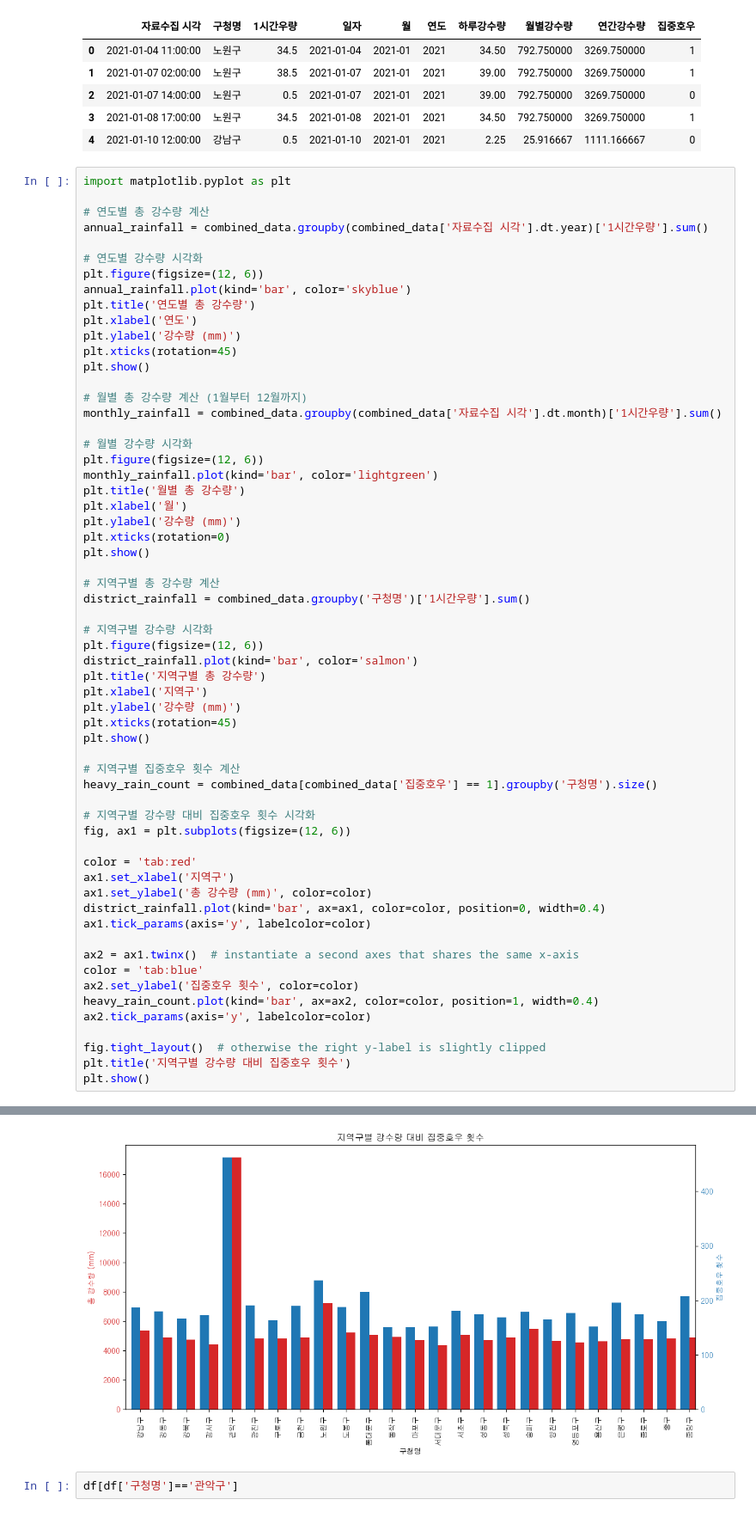
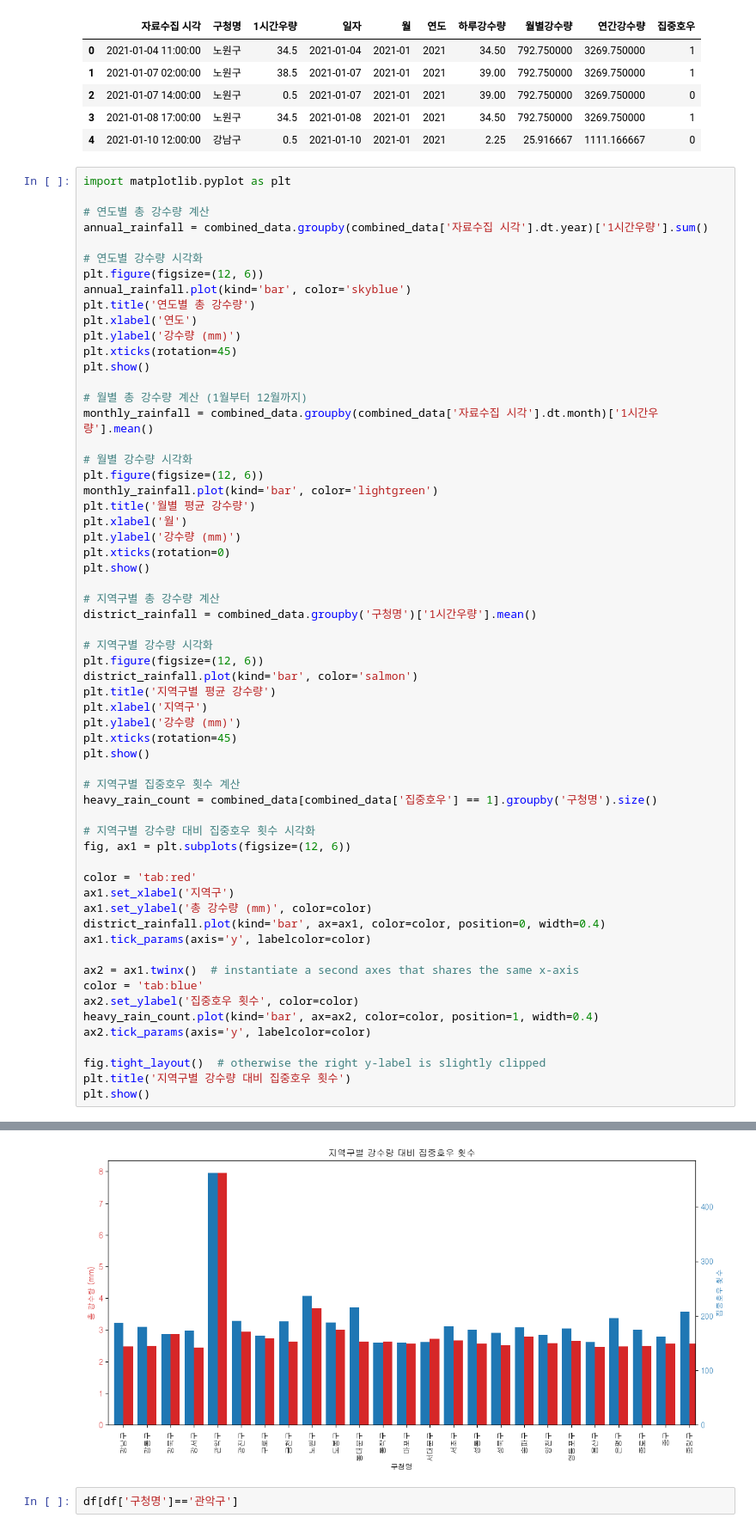
Before and after one commit to Choiinwoo401/Final_Project, a Jupyter notebook: 최인우/기상청전처리/시간별_강수량.ipynb, the cells around one changed output, grey strips where cells are left out. Shown at 86% size. Drawn from its saved outputs; the diff is of its cells as text.

```diff
--- a/최인우/기상청전처리/시간별_강수량.ipynb
+++ b/최인우/기상청전처리/시간별_강수량.ipynb
@@ -213,24 +199,24 @@ plt.xticks(rotation=45)
 plt.show()
 
 # 월별 총 강수량 계산 (1월부터 12월까지)
-monthly_rainfall = combined_data.groupby(combined_data['자료수집 시각'].dt.month)['1시간우량'].sum()
+monthly_rainfall = combined_data.groupby(combined_data['자료수집 시각'].dt.month)['1시간우량'].mean()
 
 # 월별 강수량 시각화
 plt.figure(figsize=(12, 6))
 monthly_rainfall.plot(kind='bar', color='lightgreen')
-plt.title('월별 총 강수량')
+plt.title('월별 평균 강수량')
 plt.xlabel('월')
 plt.ylabel('강수량 (mm)')
 plt.xticks(rotation=0)
 plt.show()
 
 # 지역구별 총 강수량 계산
-district_rainfall = combined_data.groupby('구청명')['1시간우량'].sum()
+district_rainfall = combined_data.groupby('구청명')['1시간우량'].mean()
 
 # 지역구별 강수량 시각화
 plt.figure(figsize=(12, 6))
 district_rainfall.plot(kind='bar', color='salmon')
-plt.title('지역구별 총 강수량')
+plt.title('지역구별 평균 강수량')
 plt.xlabel('지역구')
 plt.ylabel('강수량 (mm)')
 plt.xticks(rotation=45)
@@ -264,4 +250,4 @@ plt.show()
-[figure, old version]
+[figure, new version]
 # %%
 df[df['구청명']=='관악구']
 # %% [output]
```
Also changed, not shown: parts of 4 cells of this notebook.
